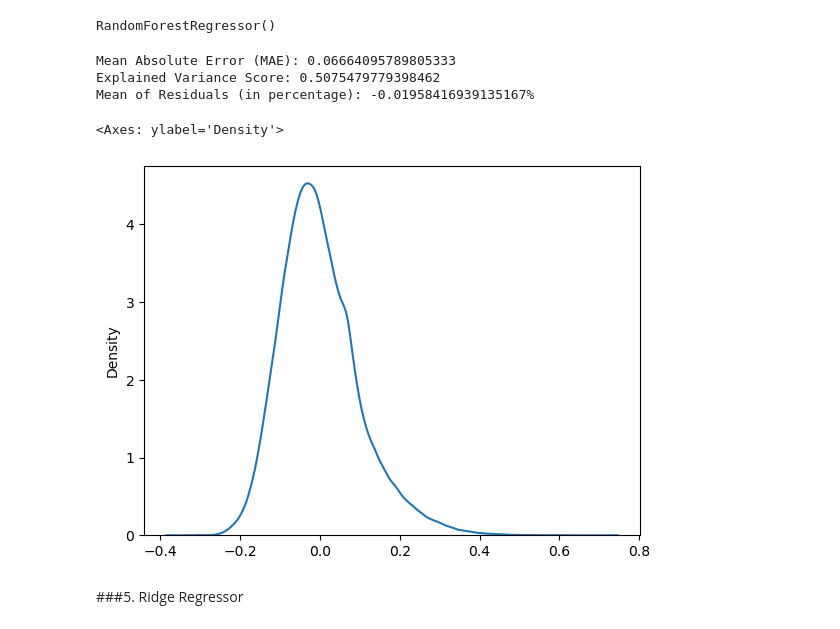
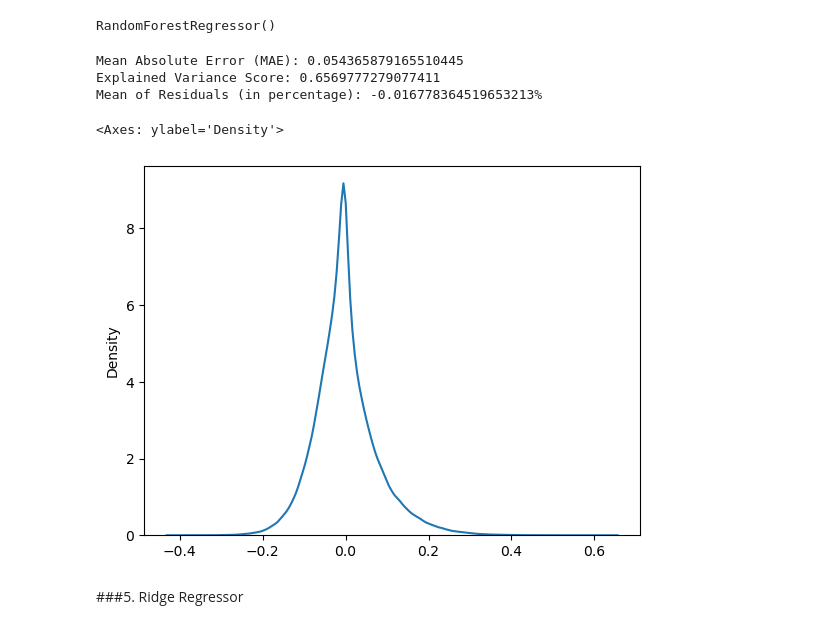
Before and after one commit to Abir784/Predictve-analysis-of-ozone-layer-using-ML, a Jupyter notebook: T2420363_Predictive Analysis of the Montreal Protocol's Impact on Ozone Layer Recovery and Skin Cancer Rates Using Machine Learning.ipynb, the cells around one changed output. Cells and saved outputs as stored; diff of their text form; code cells hidden in the pictures.

```diff
--- a/T2420363_Predictive Analysis of the Montreal Protocol's Impact on Ozone Layer Recovery and Skin Cancer Rates Using Machine Learning.ipynb
+++ b/T2420363_Predictive Analysis of the Montreal Protocol's Impact on Ozone Layer Recovery and Skin Cancer Rates Using Machine Learning.ipynb
@@ -380,7 +404,7 @@ Name: date, Length: 151896, dtype: int64
 # %% [markdown]
 ###dropping these features since the missing values percentage is greater than 50% and there are no duplicate value and Garbage values in the dataset
 # %%
-df=df.drop(['BEN', 'EBE','MXY', 'NMHC','TCH','OXY','PXY','TOL','station','date','PM25','CH4','NOx','NO'], axis = 1)
+df=df.drop(['EBE', 'PM10','station'], axis = 1)
 df.head()
 #[Dropping station as it is irrelevant for our analysis]
 # %% [output]
@@ -407,7 +431,2 @@ New Shape after dropping null rows of  value:
 # %% [markdown]
 ###Imputing other NULL values using KNNI Imputer
-# %%
-df['CO'].fillna(df['CO'].mean(), inplace = True)
-df['NO_2'].fillna(df['NO_2'].mean(), inplace = True)
-df['PM10'].fillna(df['PM10'].mean(), inplace = True)
-df['SO_2'].fillna(df['SO_2'].mean(), inplace = True)
@@ -439,7 +492,7 @@ Index(['CO', 'NO_2', 'O_3', 'PM10', 'SO_2'], dtype='object')
 # %% [markdown]
 ###Treating those values which have outliers
 # %%
-for i in ['CO','NO_2','PM10','SO_2']:
+for i in ['BEN', 'CO', 'MXY', 'NMHC','SO_2', 'PM25']:
   lw,uk=wisker(df[i])
   df[i]=np.where(df[i]>uk,uk,df[i])
   df[i]=np.where(df[i]<lw,lw,df[i])
@@ -507,20 +573,27 @@ Data After Scaling:
 # %% [markdown]
 ###Splitting Datset
 # %%
-# x=df_scaled.drop('O_3',axis=1)
-# y=df_scaled['O_3']
-# x_train,x_test,y_train,y_test=train_test_split(x,y,test_size=0.3,random_state=42)
-# df_scaled.tail()
 
+df["date"] = (df["date"] - df["date"].min()).dt.days  # Now 'date' is an integer
+
+# Select only numeric columns
+numeric_columns = df.columns
+
+# Apply MinMax Scaling
+scaler = MinMaxScaler()
+df_scaled = df.copy()
+df_scaled[numeric_columns] = scaler.fit_transform(df[numeric_columns])
+
+# ✅ Convert to cuDF after fixing the date issue
 df_scaled_cudf = cudf.DataFrame.from_pandas(df_scaled)
 
-# Drop the 'O_3' column from x (predictors) and assign it to y (target)
+# Drop 'O_3' column for predictors (x) and set 'O_3' as target (y)
 x = df_scaled_cudf.drop('O_3', axis=1)
 y = df_scaled_cudf['O_3']
 
-# Split the data into training and test sets using cuml's train_test_split
+# Split the data using cuML's train_test_split
 x_train, x_test, y_train, y_test = train_test_split(x, y, test_size=0.3, random_state=42)
 
-# Check the tail of the cuDF DataFrame
-print(df_scaled_cudf.tail())
+# ✅ Print to check if date values are retained
+print(df_scaled_cudf.head())
 # %% [output]
@@ -587,31 +667,31 @@ y_predict2=model2.predict(x_test)
 # %%
 
 # Assuming y_test and y_predict are cuDF Series (GPU-based dataframes)
 y_predict_gpu2 = y_predict2.to_cupy()
 
 # Calculate MAE using cuML (GPU-based)
 l_mae2 = mean_absolute_error(y_test_gpu, y_predict_gpu2)
 
 # Manually calculate Explained Variance Score
 residuals2 = y_test_gpu - y_predict_gpu2
 explained_variance2 = 1 - cp.var(residuals2) / cp.var(y_test_gpu)
 
 # Print the results
 print(f"Mean Absolute Error (MAE): {l_mae2}")
 print(f"Explained Variance Score: {explained_variance2}")
 
 # Residual Calculation
 residue_gpu2 = residuals2
 print(f"Mean of Residuals (in percentage): {residue_gpu2.mean() * 100}%")
 
 # Plotting the residuals (converting back to CPU for seaborn)
-sns.kdeplot(x=residue_gpu.get())  # .get() moves the data to CPU for plotting
+sns.kdeplot(x=residue_gpu2.get())  # .get() moves the data to CPU for plotting
 # %% [output]
-Mean Absolute Error (MAE): 0.06664095789805333
-Explained Variance Score: 0.5075479779398462
-Mean of Residuals (in percentage): -0.01958416939135167%
+Mean Absolute Error (MAE): 0.054365879165510445
+Explained Variance Score: 0.6569777279077411
+Mean of Residuals (in percentage): -0.016778364519653213%
 <Axes: ylabel='Density'>
-[figure, old version]
+[figure, new version]
 # %% [markdown]
 ###5. Ridge Regressor
 # %%
```
Also changed, not shown: parts of 26 cells of this notebook, 26 other files.
